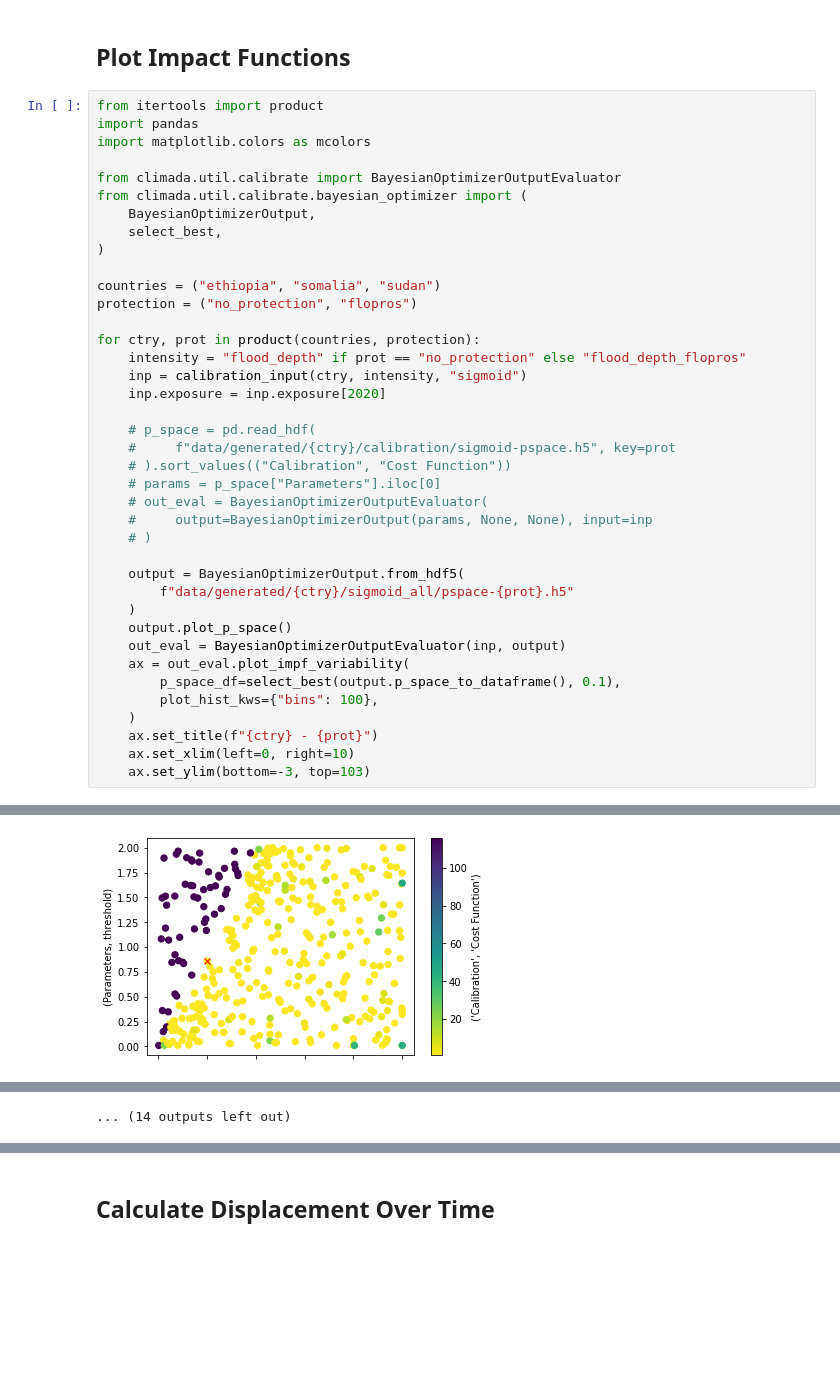
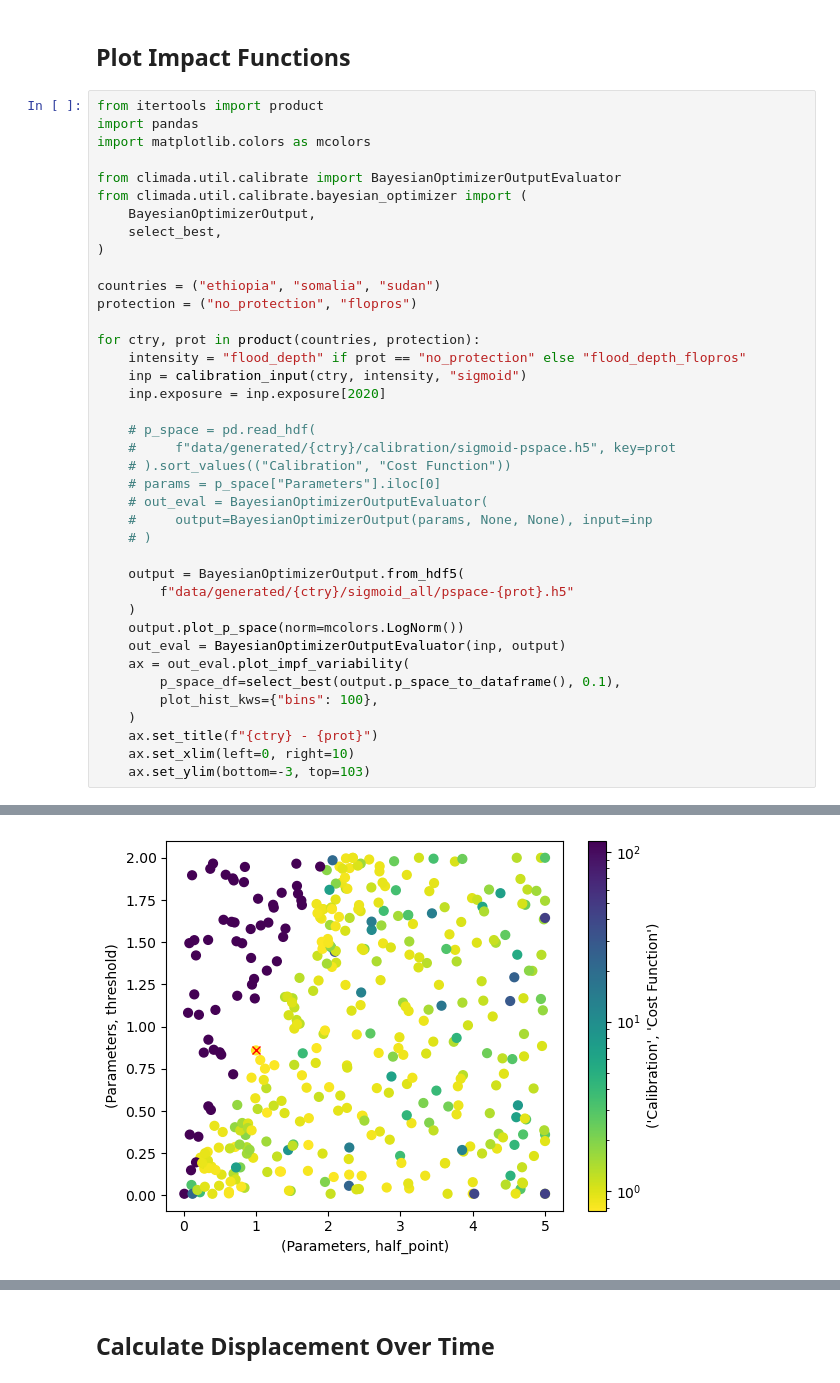
Before and after one commit to peanutfun/displacement-mip, a Jupyter notebook: evaluation.ipynb, the cells around one changed output, grey strips where cells are left out. Saved outputs shown, nothing was run; the diff lists cells and outputs as text; blank space fills up the shorter version.

```diff
--- a/evaluation.ipynb
+++ b/evaluation.ipynb
@@ -38,7 +39,7 @@ for ctry, prot in product(countries, protection):
     output = BayesianOptimizerOutput.from_hdf5(
         f"data/generated/{ctry}/sigmoid_all/pspace-{prot}.h5"
     )
-    output.plot_p_space()
+    output.plot_p_space(norm=mcolors.LogNorm())
     out_eval = BayesianOptimizerOutputEvaluator(inp, output)
     ax = out_eval.plot_impf_variability(
         p_space_df=select_best(output.p_space_to_dataframe(), 0.1),
@@ -73 +69 @@ Creating input
-[figure, old version]
+[figure, new version]
@@ -83 +78,0 @@ Creating input
-... (14 outputs left out)
```
Also changed, not shown: parts of 31 cells of this notebook.
